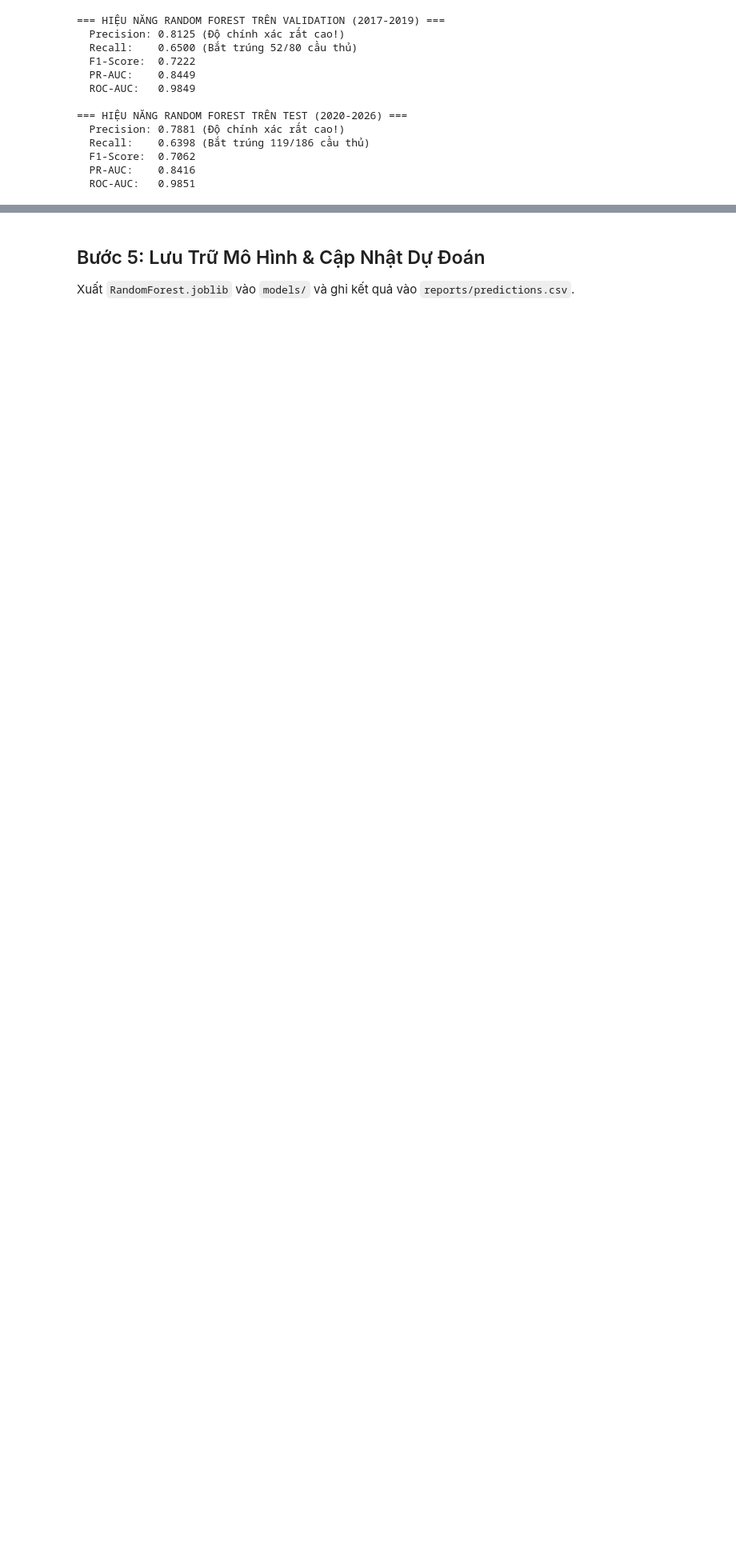
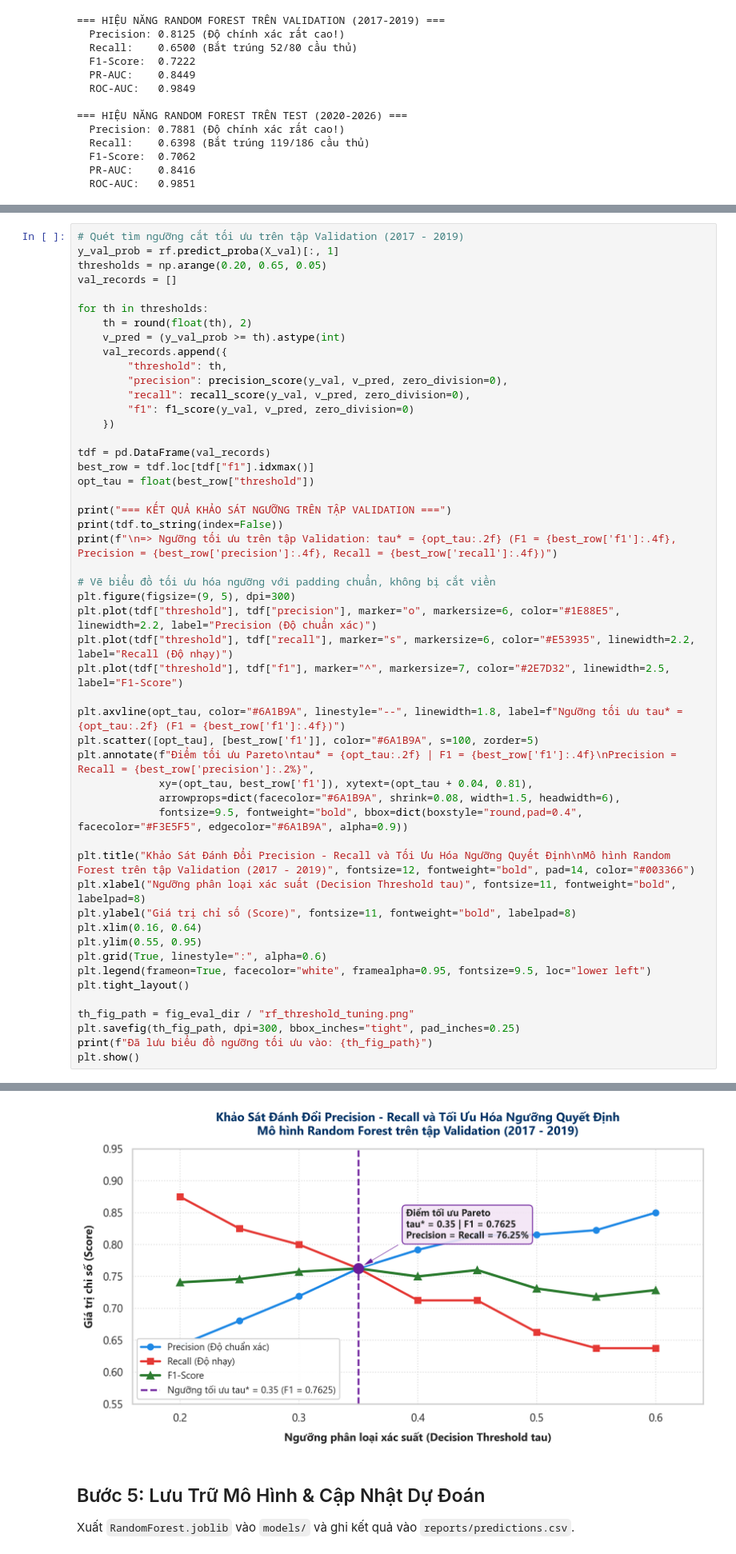
Before and after one commit to LongVoAKAMarcus/nba-allstar-prediction, a Jupyter notebook: notebooks/03_random_forest.ipynb, the cells around one changed output, grey strips where cells are left out. Shown at 80% size. Drawn from its saved outputs; the diff is of its cells as text; blank space fills up the shorter version.

```diff
--- a/notebooks/03_random_forest.ipynb
+++ b/notebooks/03_random_forest.ipynb
@@ -151,0 +164,51 @@ for split_name, X_eval, y_eval in [("Validation (2017-2019)", X_val, y_val), ("T
+# %%
+# Quét tìm ngưỡng cắt tối ưu trên tập Validation (2017 - 2019)
+y_val_prob = rf.predict_proba(X_val)[:, 1]
+thresholds = np.arange(0.20, 0.65, 0.05)
+val_records = []
+
+for th in thresholds:
+    th = round(float(th), 2)
+    v_pred = (y_val_prob >= th).astype(int)
+    val_records.append({
+        "threshold": th,
+        "precision": precision_score(y_val, v_pred, zero_division=0),
+        "recall": recall_score(y_val, v_pred, zero_division=0),
+        "f1": f1_score(y_val, v_pred, zero_division=0)
+    })
+
+tdf = pd.DataFrame(val_records)
+best_row = tdf.loc[tdf["f1"].idxmax()]
+opt_tau = float(best_row["threshold"])
+
+print("=== KẾT QUẢ KHẢO SÁT NGƯỠNG TRÊN TẬP VALIDATION ===")
+print(tdf.to_string(index=False))
+print(f"\n=> Ngưỡng tối ưu trên tập Validation: tau* = {opt_tau:.2f} (F1 = {best_row['f1']:.4f}, Precision = {best_row['precision']:.4f}, Recall = {best_row['recall']:.4f})")
+
+# Vẽ biểu đồ tối ưu hóa ngưỡng với padding chuẩn, không bị cắt viền
+plt.figure(figsize=(9, 5), dpi=300)
+plt.plot(tdf["threshold"], tdf["precision"], marker="o", markersize=6, color="#1E88E5", linewidth=2.2, label="Precision (Độ chuẩn xác)")
+plt.plot(tdf["threshold"], tdf["recall"], marker="s", markersize=6, color="#E53935", linewidth=2.2, label="Recall (Độ nhạy)")
+plt.plot(tdf["threshold"], tdf["f1"], marker="^", markersize=7, color="#2E7D32", linewidth=2.5, label="F1-Score")
+
+plt.axvline(opt_tau, color="#6A1B9A", linestyle="--", linewidth=1.8, label=f"Ngưỡng tối ưu tau* = {opt_tau:.2f} (F1 = {best_row['f1']:.4f})")
+plt.scatter([opt_tau], [best_row['f1']], color="#6A1B9A", s=100, zorder=5)
+plt.annotate(f"Điểm tối ưu Pareto\ntau* = {opt_tau:.2f} | F1 = {best_row['f1']:.4f}\nPrecision = Recall = {best_row['precision']:.2%}",
+             xy=(opt_tau, best_row['f1']), xytext=(opt_tau + 0.04, 0.81),
+             arrowprops=dict(facecolor="#6A1B9A", shrink=0.08, width=1.5, headwidth=6),
+             fontsize=9.5, fontweight="bold", bbox=dict(boxstyle="round,pad=0.4", facecolor="#F3E5F5", edgecolor="#6A1B9A", alpha=0.9))
+
+plt.title("Khảo Sát Đánh Đổi Precision - Recall và Tối Ưu Hóa Ngưỡng Quyết Định\nMô hình Random Forest trên tập Validation (2017 - 2019)", fontsize=12, fontweight="bold", pad=14, color="#003366")
+plt.xlabel("Ngưỡng phân loại xác suất (Decision Threshold tau)", fontsize=11, fontweight="bold", labelpad=8)
+plt.ylabel("Giá trị chỉ số (Score)", fontsize=11, fontweight="bold", labelpad=8)
+plt.xlim(0.16, 0.64)
+plt.ylim(0.55, 0.95)
+plt.grid(True, linestyle=":", alpha=0.6)
+plt.legend(frameon=True, facecolor="white", framealpha=0.95, fontsize=9.5, loc="lower left")
+plt.tight_layout()
+
+th_fig_path = fig_eval_dir / "rf_threshold_tuning.png"
+plt.savefig(th_fig_path, dpi=300, bbox_inches="tight", pad_inches=0.25)
+print(f"Đã lưu biểu đồ ngưỡng tối ưu vào: {th_fig_path}")
+plt.show()
+# %% [output]
@@ -152,3 +229,4 @@ for split_name, X_eval, y_eval in [("Validation (2017-2019)", X_val, y_val), ("T
+[figure, added]
 # %% [markdown]
 ## Bước 5: Lưu Trữ Mô Hình & Cập Nhật Dự Đoán
 Xuất `RandomForest.joblib` vào `models/` và ghi kết quả vào `reports/predictions.csv`.
```
Also changed, not shown: parts of 3 cells of this notebook, 10 other files.
